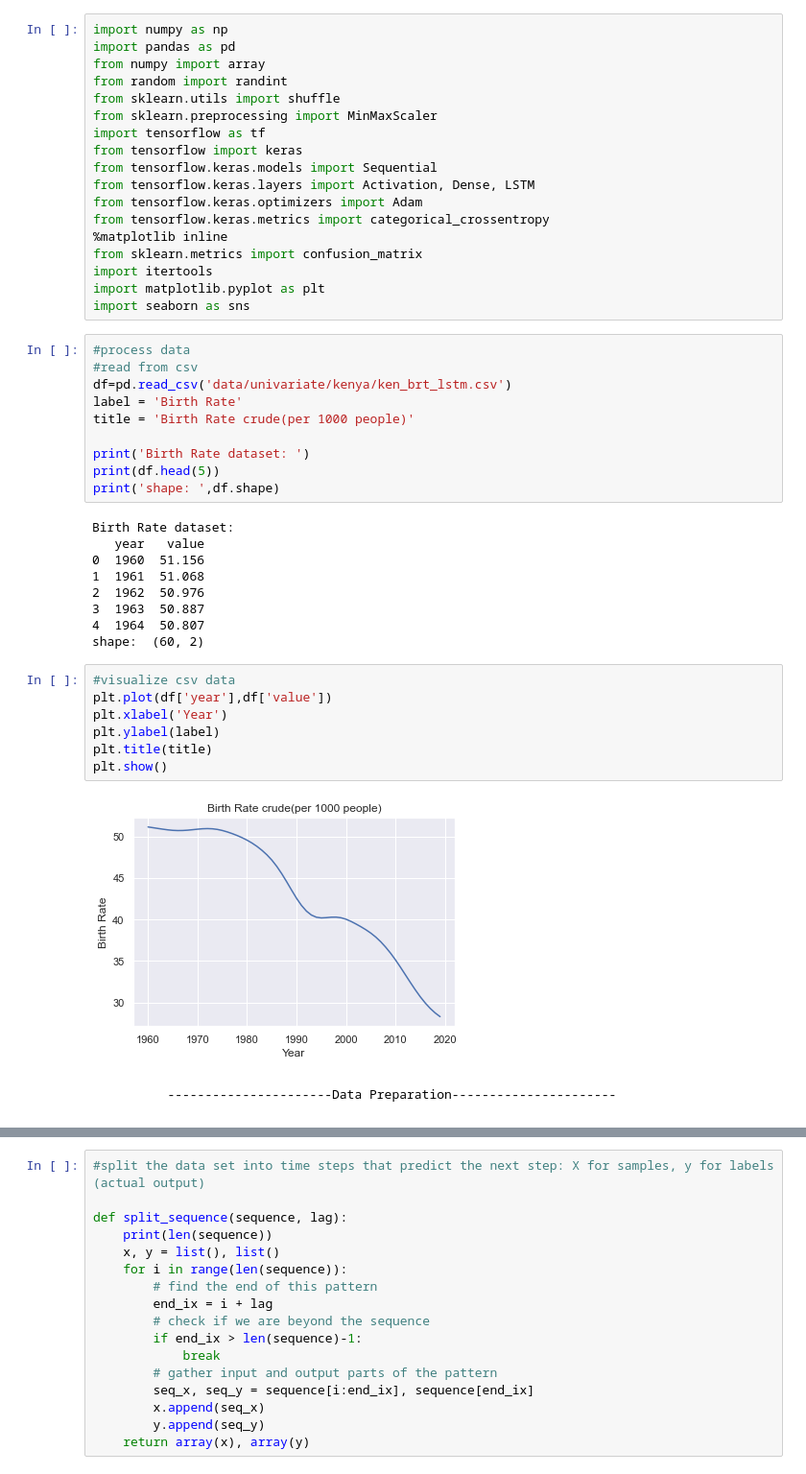
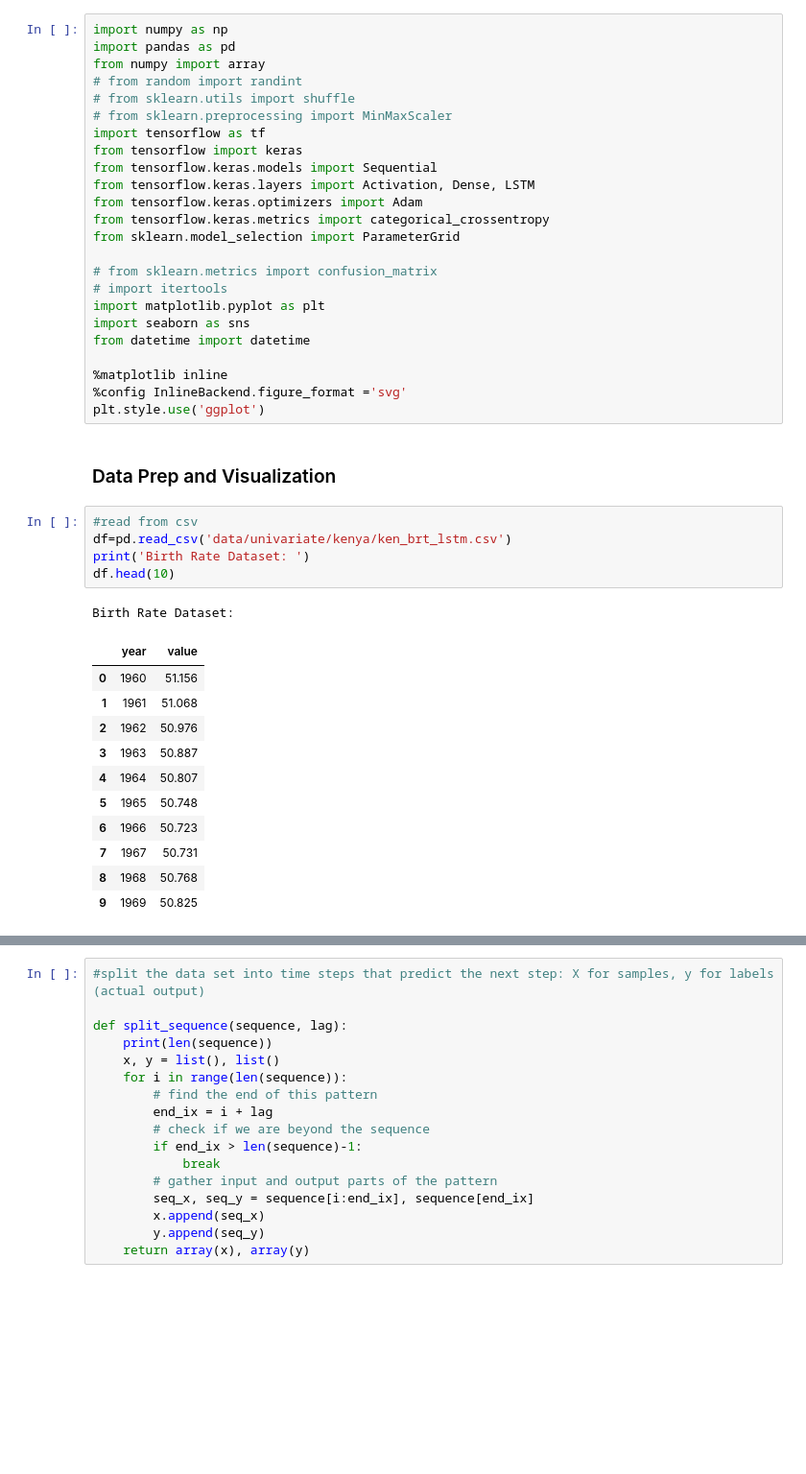
Before and after one commit to annchemu/tsa, a Jupyter notebook: lstm_model.ipynb, the cells around one changed output, grey strips where cells are left out. Shown: that part at 96% size. Drawn from its saved outputs; the diff is of its cells as text; blank space fills up the shorter version.

```diff
--- a/lstm_model.ipynb
+++ b/lstm_model.ipynb
@@ -2,47 +2,43 @@
 import numpy as np
 import pandas as pd
 from numpy import array
-from random import randint
-from sklearn.utils import shuffle
-from sklearn.preprocessing import MinMaxScaler
+# from random import randint
+# from sklearn.utils import shuffle
+# from sklearn.preprocessing import MinMaxScaler
 import tensorflow as tf
 from tensorflow import keras
 from tensorflow.keras.models import Sequential
 from tensorflow.keras.layers import Activation, Dense, LSTM
 from tensorflow.keras.optimizers import Adam
 from tensorflow.keras.metrics import categorical_crossentropy
-%matplotlib inline
-from sklearn.metrics import confusion_matrix
-import itertools
+from sklearn.model_selection import ParameterGrid
+
+# from sklearn.metrics import confusion_matrix
+# import itertools
 import matplotlib.pyplot as plt
 import seaborn as sns
+from datetime import datetime
+
+%matplotlib inline
+%config InlineBackend.figure_format ='svg'
+plt.style.use('ggplot')
+# %% [markdown]
+### Data Prep and Visualization
 # %%
-#process data
 #read from csv
 df=pd.read_csv('data/univariate/kenya/ken_brt_lstm.csv')
-label = 'Birth Rate'
-title = 'Birth Rate crude(per 1000 people)'
-
-print('Birth Rate dataset: ')
-print(df.head(5))
-print('shape: ',df.shape)
+print('Birth Rate Dataset: ')
+df.head(10)
 # %% [output]
-Birth Rate dataset:
-   year   value
-0  1960  51.156
-1  1961  51.068
-2  1962  50.976
-3  1963  50.887
-4  1964  50.807
-shape:  (60, 2)
+Birth Rate Dataset:
+|  | year | value |
+| 0 | 1960 | 51.156 |
+| 1 | 1961 | 51.068 |
+| 2 | 1962 | 50.976 |
+| 3 | 1963 | 50.887 |
+| 4 | 1964 | 50.807 |
+| 5 | 1965 | 50.748 |
+| 6 | 1966 | 50.723 |
+| 7 | 1967 | 50.731 |
+| 8 | 1968 | 50.768 |
+| 9 | 1969 | 50.825 |
-# %%
-#visualize csv data
-plt.plot(df['year'],df['value'])
-plt.xlabel('Year')
-plt.ylabel(label)
-plt.title(title)
-plt.show()
-# %% [output]
-[figure, removed]
-# %% [markdown]
-            ----------------------Data Preparation----------------------
```
Also changed, not shown: parts of 28 cells of this notebook, 1 other file.
